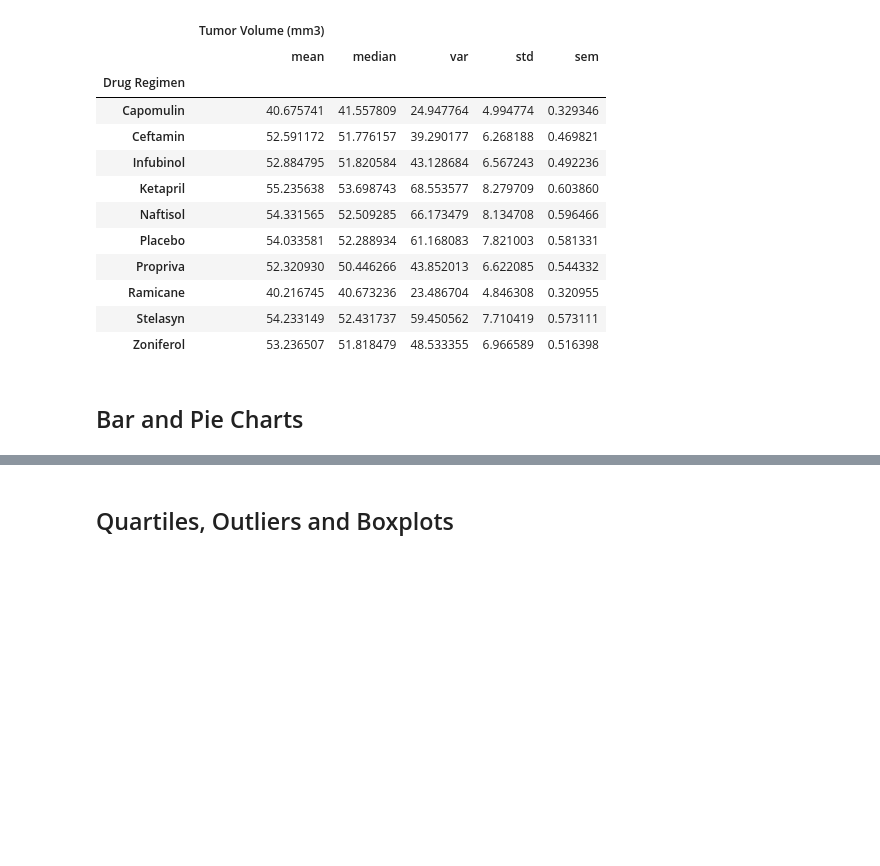
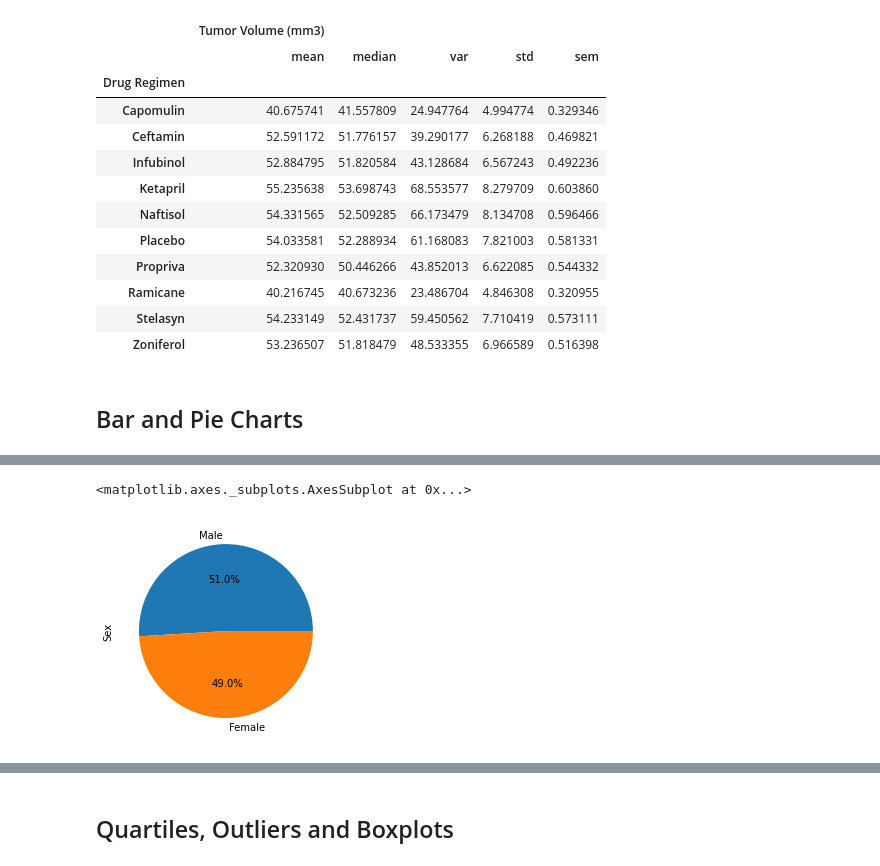
Before and after one commit to anisali01/05_MatplotlibChallenge, a Jupyter notebook: Pymaceuticals.ipynb, the cells around one changed output, grey strips where cells are left out. Cells and saved outputs as stored; diff of their text form; code cells hidden in the pictures; blank space fills up the shorter version.

```diff
--- a/Pymaceuticals.ipynb
+++ b/Pymaceuticals.ipynb
@@ -151,4 +173,10 @@ summary_table_clean
 # %%
 # Generate a pie plot showing the distribution of female versus male mice using pandas
+
+counts = clean_pharma.Sex.value_counts()
+counts.plot(kind="pie",autopct='%1.1f%%')
+# %% [output]
+<matplotlib.axes._subplots.AxesSubplot at 0x...>
+[figure, added]
 # %%
 # Generate a pie plot showing the distribution of female versus male mice using pyplot
```
Also changed, not shown: parts of 6 cells of this notebook.
